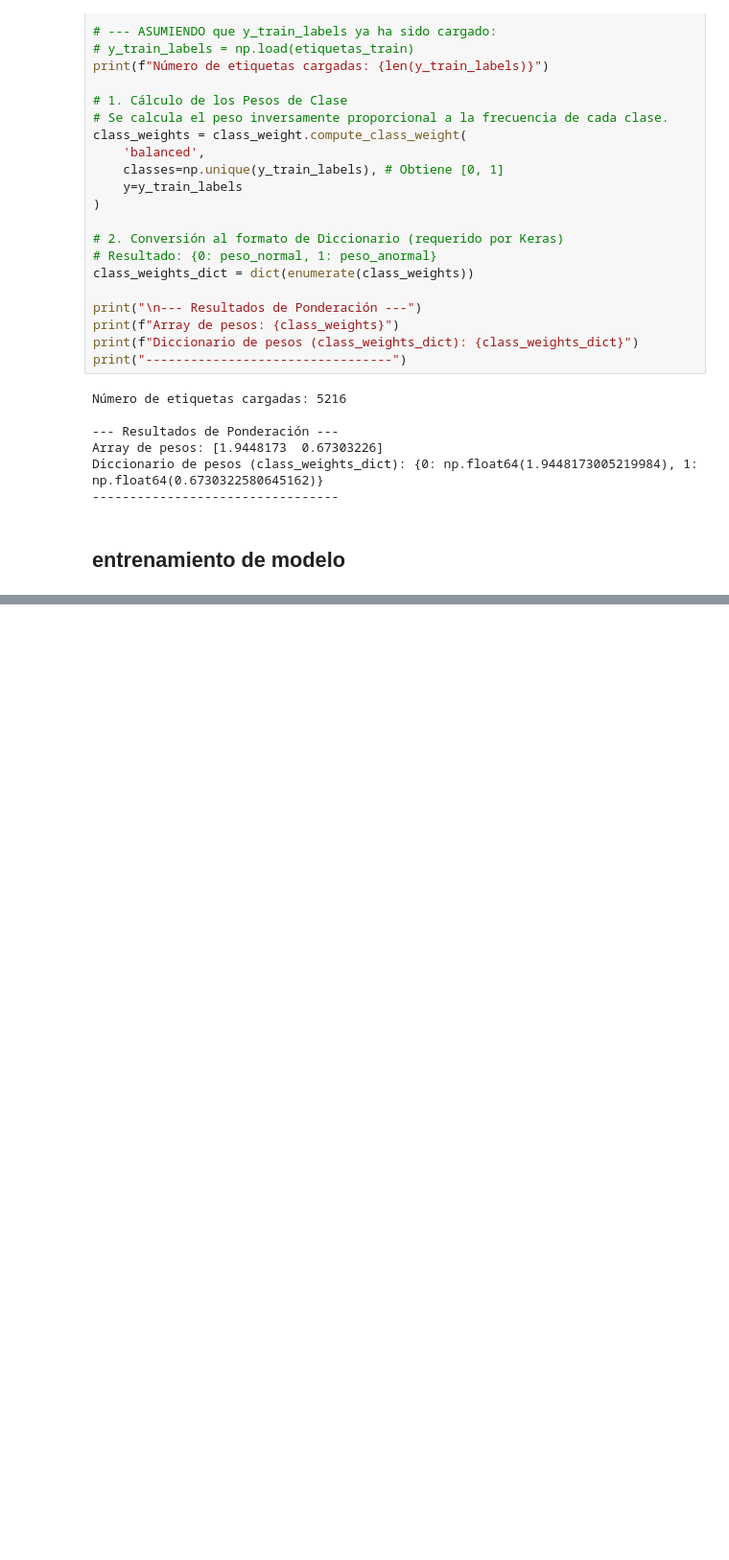
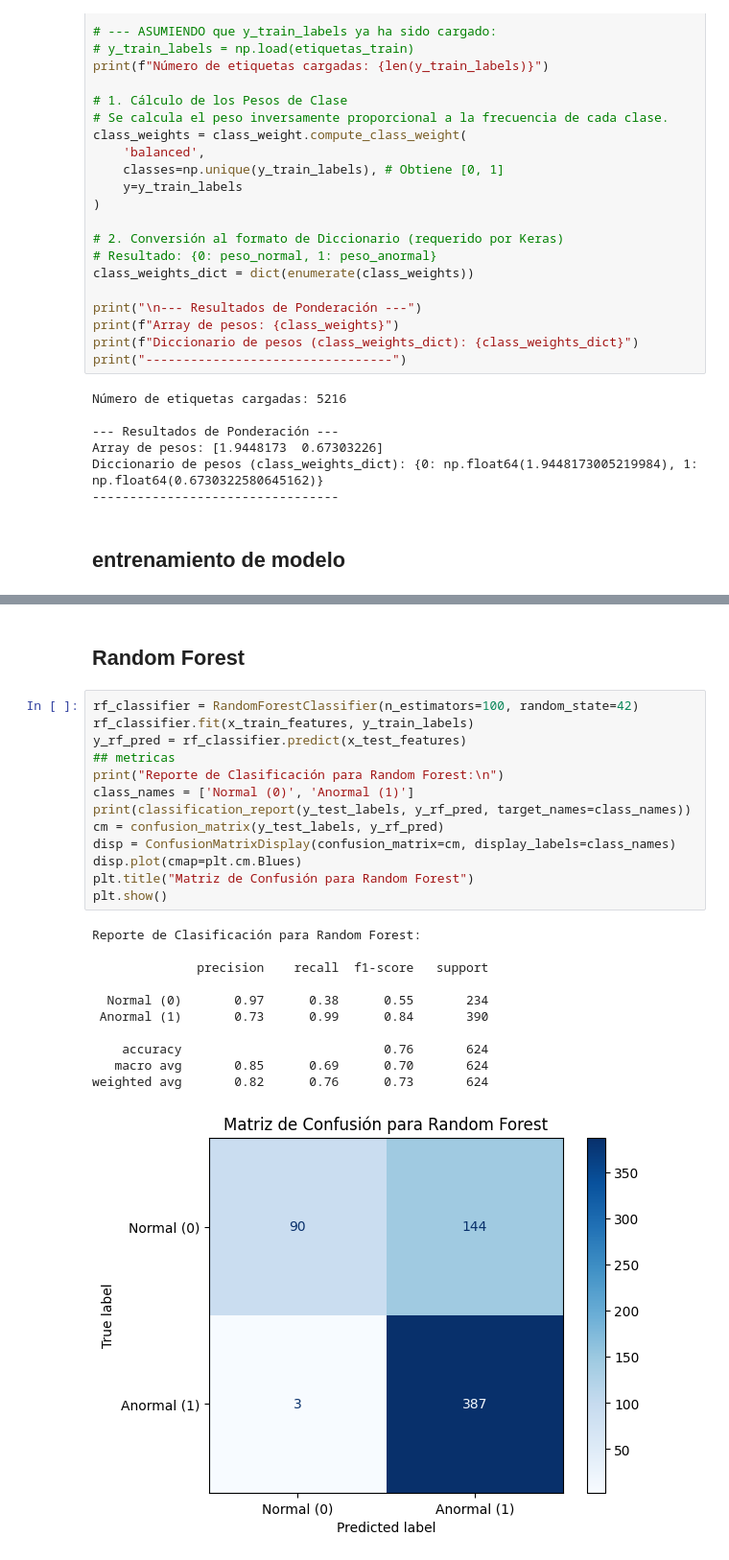
Before and after one commit to joscanoga/SmartVision_taller_3, a Jupyter notebook: Notebooks/seleccion_entrenamiento_modelo.ipynb, the cells around one changed output, grey strips where cells are left out. Shown at 96% size. Drawn from its saved outputs; the diff is of its cells as text; blank space fills up the shorter version.

```diff
--- a/Notebooks/seleccion_entrenamiento_modelo.ipynb
+++ b/Notebooks/seleccion_entrenamiento_modelo.ipynb
@@ -191,0 +280,27 @@ Matriz de Confusión calculada:
+# %% [markdown]
+## Random Forest
+# %%
+rf_classifier = RandomForestClassifier(n_estimators=100, random_state=42)
+rf_classifier.fit(x_train_features, y_train_labels)
+y_rf_pred = rf_classifier.predict(x_test_features)
+## metricas
+print("Reporte de Clasificación para Random Forest:\n")
+class_names = ['Normal (0)', 'Anormal (1)']
+print(classification_report(y_test_labels, y_rf_pred, target_names=class_names))
+cm = confusion_matrix(y_test_labels, y_rf_pred)
+disp = ConfusionMatrixDisplay(confusion_matrix=cm, display_labels=class_names)
+disp.plot(cmap=plt.cm.Blues)
+plt.title("Matriz de Confusión para Random Forest")
+plt.show()
+# %% [output]
+Reporte de Clasificación para Random Forest:
+
+              precision    recall  f1-score   support
+
+  Normal (0)       0.97      0.38      0.55       234
+ Anormal (1)       0.73      0.99      0.84       390
+
+    accuracy                           0.76       624
+   macro avg       0.85      0.69      0.70       624
+weighted avg       0.82      0.76      0.73       624
+[figure, added]
```
Also changed, not shown: parts of 12 cells of this notebook.
